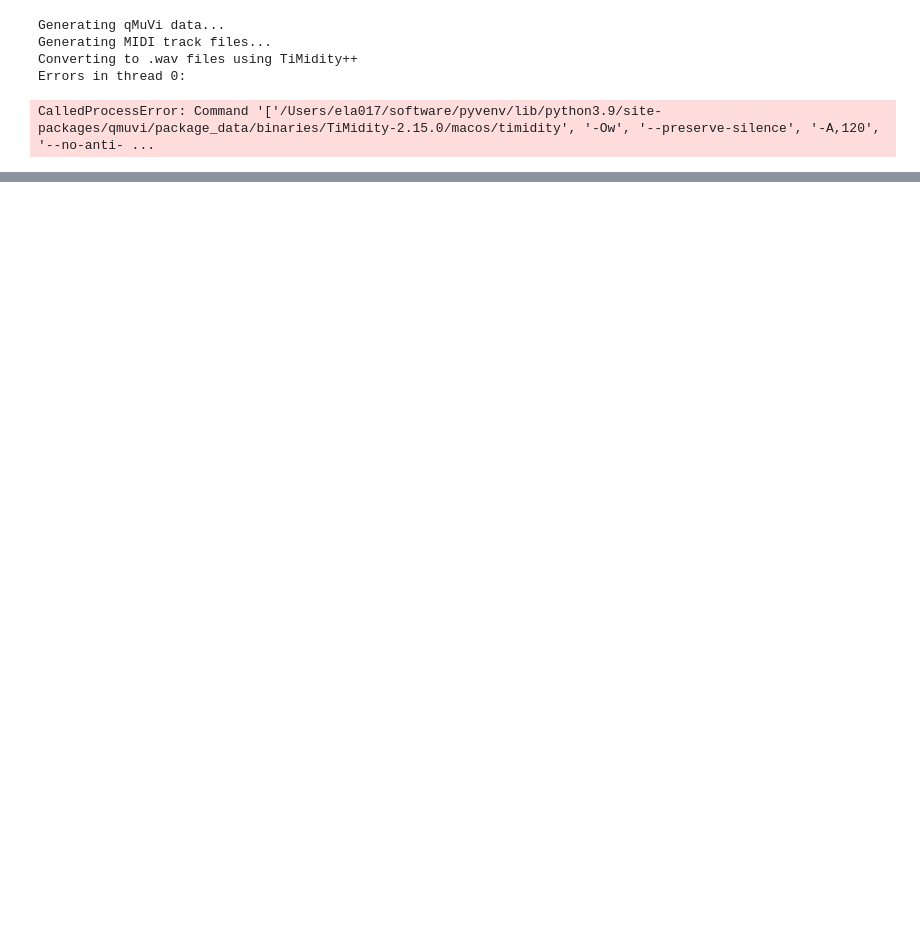
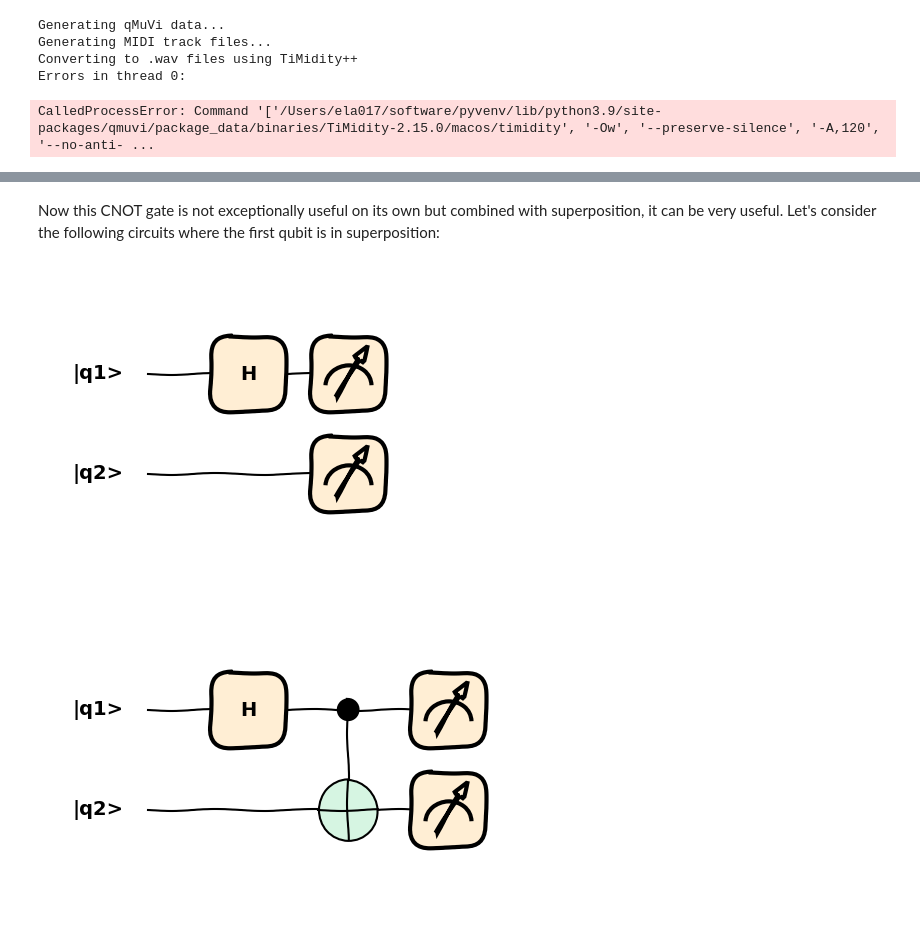
Before and after one commit to PawseySC/quantum-computing-hackathon, a Jupyter notebook: lessons/1-Intro_to_Quantum_Computing.ipynb, the cells around one changed output, grey strips where cells are left out. Cells and saved outputs as stored; diff of their text form; code cells hidden in the pictures; blank space fills up the shorter version.

```diff
--- a/lessons/1-Intro_to_Quantum_Computing.ipynb
+++ b/lessons/1-Intro_to_Quantum_Computing.ipynb
@@ -686,0 +380,24 @@ https://www.iosrjournals.org/iosr-jap/papers/Vol10-issue6/Version-2/D1006021619.
+# %% [markdown]
+Now this CNOT gate is not exceptionally useful on its own but combined with superposition, it can be very useful. Let's consider the following circuits where the first qubit is in superposition:
+# %%
+# sample code to draw a CNOT gate using PennyLane
+dev = qml.device("default.qubit", wires=["|q1>", "|q2>"])
+
+# now simple circiut where we return the state of the qubits
+@qml.qnode(dev)
+def circuit():
+    qml.Hadamard(wires="|q1>")
+    qml.CNOT(["|q1>","|q2>"])
+    return qml.counts(all_outcomes=True)
+
+@qml.qnode(dev)
+def circuitnoCNOT():
+    qml.Hadamard(wires="|q1>")
+    return qml.counts(all_outcomes=True)
+
+# plot the circuit
+fig, ax = qml.draw_mpl(circuitnoCNOT, show_all_wires=True)()
+fig, ax = qml.draw_mpl(circuit, show_all_wires=True)()
+# %% [output]
+[figure, added]
+[figure, added]
```
Also changed, not shown: parts of 66 cells of this notebook.
